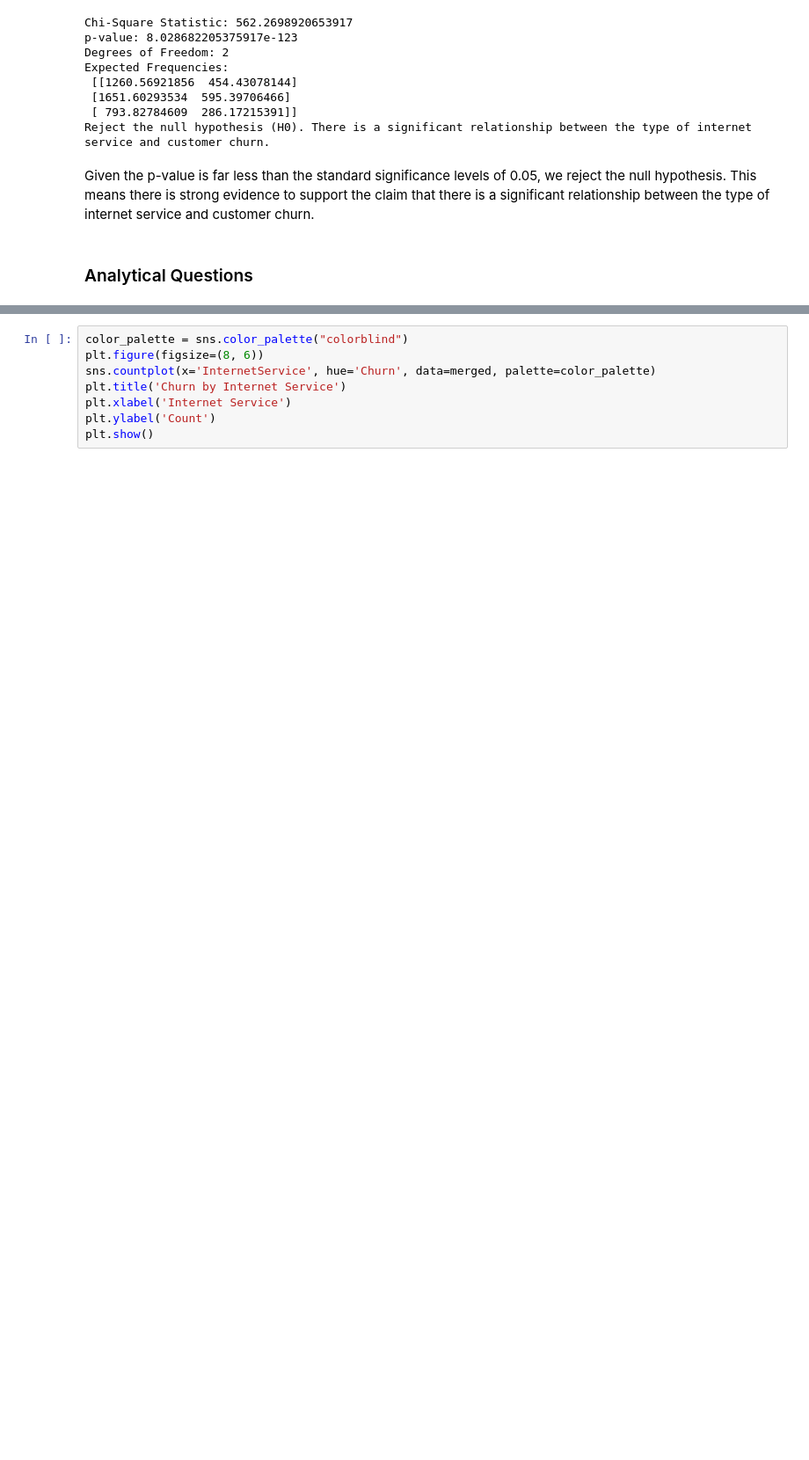
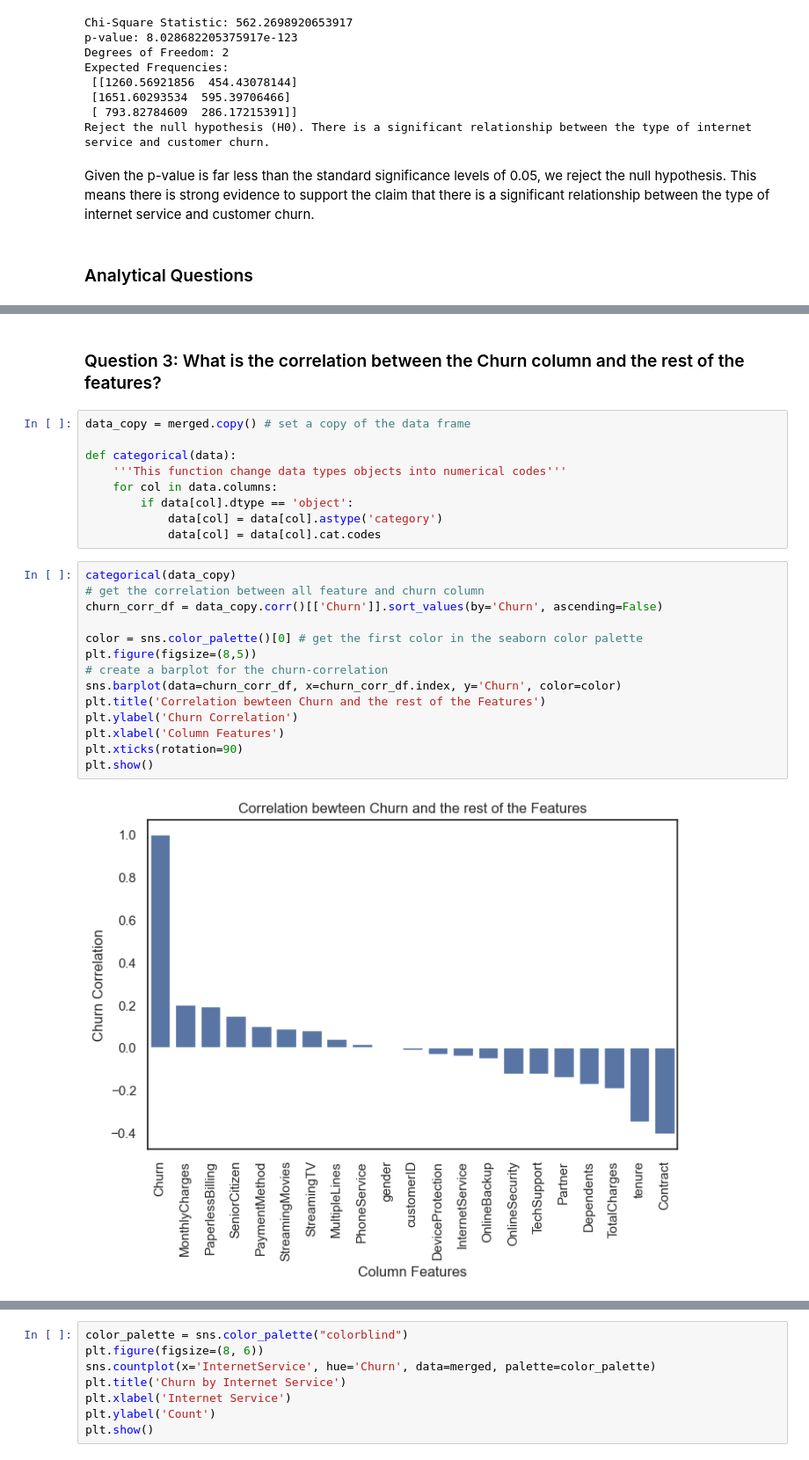
Before and after one commit to JusticeHanson/customr-churn-prediction, a Jupyter notebook: main.ipynb, the cells around one changed output, grey strips where cells are left out. Shown at 88% size. Drawn from its saved outputs; the diff is of its cells as text; blank space fills up the shorter version.

```diff
--- a/main.ipynb
+++ b/main.ipynb
@@ -532,4 +560,31 @@ plt.tight_layout()
 plt.show()
 # %% [output]
 [figure]
+# %% [markdown]
+### Question 3: What is the correlation between the Churn column and the rest of the features?
+# %%
+data_copy = merged.copy() # set a copy of the data frame
+
+def categorical(data):
+    '''This function change data types objects into numerical codes'''
+    for col in data.columns:
+        if data[col].dtype == 'object':
+            data[col] = data[col].astype('category')
+            data[col] = data[col].cat.codes
+# %%
+categorical(data_copy)
+# get the correlation between all feature and churn column
+churn_corr_df = data_copy.corr()[['Churn']].sort_values(by='Churn', ascending=False)
+
+color = sns.color_palette()[0] # get the first color in the seaborn color palette
+plt.figure(figsize=(8,5))
+# create a barplot for the churn-correlation
+sns.barplot(data=churn_corr_df, x=churn_corr_df.index, y='Churn', color=color)
+plt.title('Correlation bewteen Churn and the rest of the Features')
+plt.ylabel('Churn Correlation')
+plt.xlabel('Column Features')
+plt.xticks(rotation=90)
+plt.show()
+# %% [output]
+[figure, added]
 # %% [markdown]
```
Also changed, not shown: parts of 19 cells of this notebook.
